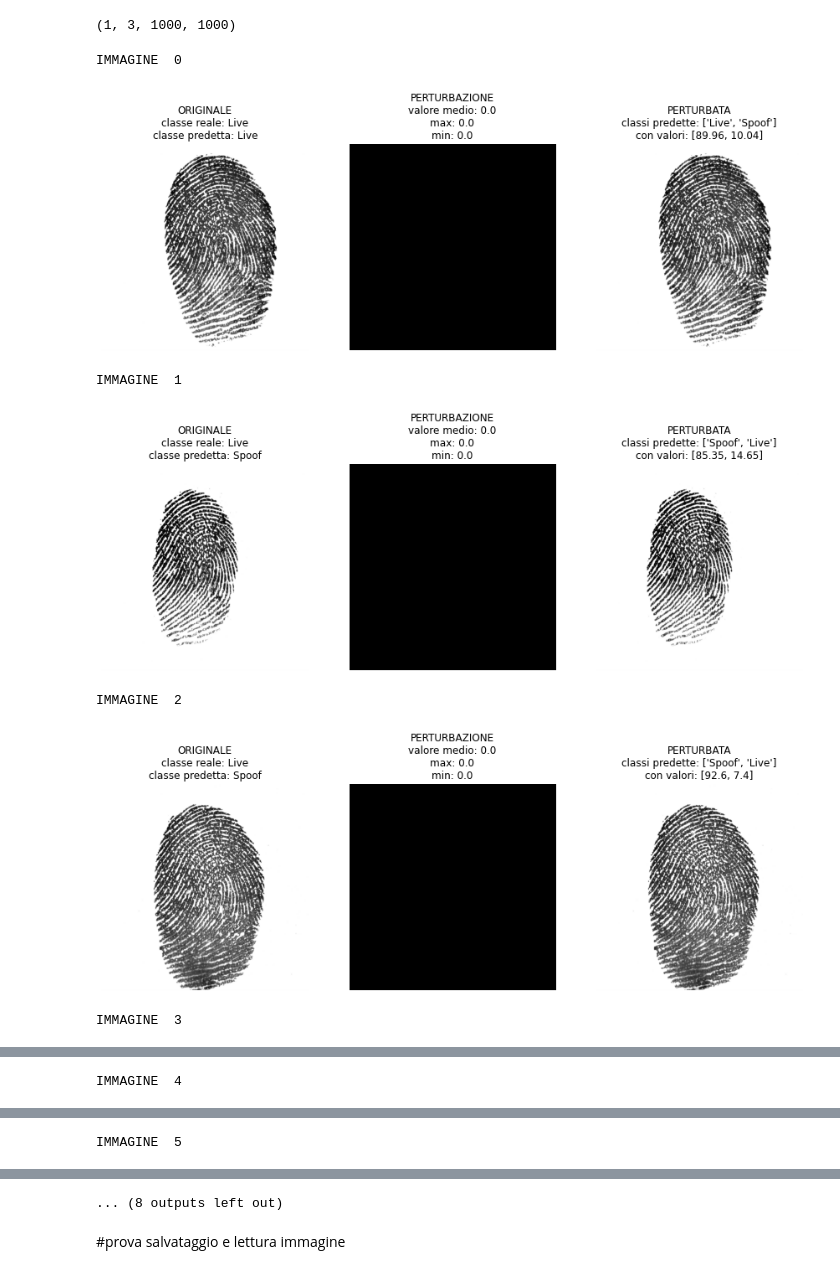
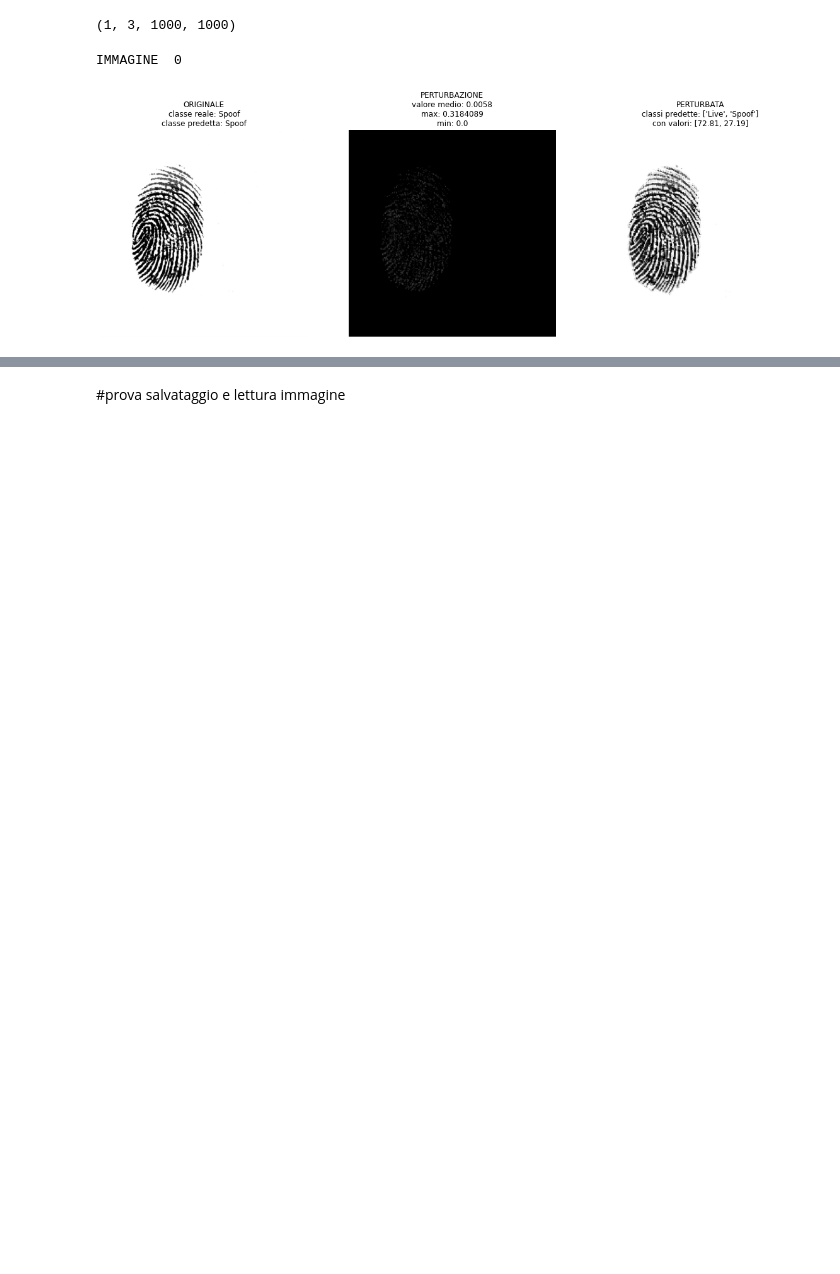
Before and after one commit to umbertogagl97/Tesi, a Jupyter notebook: Impronte/AttaccoScanner/Attacco_PGD.ipynb, the cells around one changed output, grey strips where cells are left out. Drawn from its saved outputs; the diff is of its cells as text; code cells hidden in the pictures; blank space fills up the shorter version.

```diff
--- a/Impronte/AttaccoScanner/Attacco_PGD.ipynb
+++ b/Impronte/AttaccoScanner/Attacco_PGD.ipynb
@@ -362,7 +373,6 @@ def compute_mask(img):
   cv2.drawContours(image_binary, [max(contours, key = cv2.contourArea)],
                   -1, (255, 255),-1)
   #restituisce immagine [0,1]
-  #cv2_imshow(image_binary)
-  return (image_binary)#/255)
+  return ((image_binary-np.min(image_binary))/(np.max(image_binary)-np.min(image_binary)))
 # %% [markdown]
 ##APGD mod
@@ -1026,10 +1033,10 @@ from art.estimators.classification import PyTorchClassifier
 
 classifier = PyTorchClassifier(
     model=model,
-    clip_values=(0, 1),
+    clip_values=(_min,_max),
     loss=nn.CrossEntropyLoss(),
     optimizer=optim.Adam(model.classifier.parameters(),lr=1e-5),
-    input_shape=(3,224, 224),
+    input_shape=(224, 224, 3),
     nb_classes=class_number
 )
 # %% [markdown]
@@ -1048,12 +1055,11 @@ x_print=[]
 y_print=[]
 x_print_adv=[]
 y_print_adv=[]
+perturb_print=[]
 Test_p = pd.DataFrame()
 model.eval()
 model.cuda()
-data_transform_test= transforms.Compose([transforms.Resize([224,224],interpolation=InterpolationMode.NEAREST),
-          #transforms.Normalize([0.485, 0.456, 0.406], [0.229, 0.224, 0.225])
-          ])
+
 i=0
 for input,label in testgen:
   i+=1
@@ -1061,15 +1067,17 @@ for input,label in testgen:
   sys.stdout.write("\rElem: {0}/{1}".format(i,len(testgen)))
   sys.stdout.flush()
 
-  #input=data_transform_test(input) #prima faccio resize a 224 per calcolare le adv
-
   y_test=np.array((to_categorical(label.numpy(),2)))
   x_test=np.array(input.numpy())
+  #cv2.imwrite("img_orig.png",x_test[0].transpose(1,2,0)*255)
+  x_test_adv=attack.generate(x=x_test,y=y_test,class_target=classes_name.index('Live'),confidence=0.7)
+  perturb=compute_perturb(x_test[0],x_test_adv[0])
 
-  x_test_adv=attack.generate(x=x_test,y=y_test,class_target=classes_name.index('Live'),confidence=0.7)[0,:,:,:]
+  #x_test_adv=x_test_adv[0,:,:,:]
+  #x_test_adv=(x_test_adv-np.min(x_test_adv))/(np.max(x_test_adv)-np.min(x_test_adv))
 
   x_test_adv=torch.Tensor(x_test_adv)
-  x_test_adv=x_test_adv.unsqueeze_(0)
+  #x_test_adv=x_test_adv.unsqueeze_(0)
 
   if x_test_adv.shape[2]!=1000:
     x_test_adv=transf_init(x_test_adv)
@@ -1086,4 +1094,5 @@ for input,label in testgen:
     x_print_adv.append(x_test_adv[0].numpy())
     y_print.append(y_test)
     y_print_adv.append(probabilities)
+    perturb_print.append(perturb)
 # %% [output]
@@ -1268,6 +1294,7 @@ x_print=np.array(x_print)
 y_print=np.array(y_print)
 x_print_adv=np.array(x_print_adv)
 y_print_adv=np.array(y_print_adv)
+perturb_print=np.array(perturb_print)
 # %%
 print(x_print_adv.shape)
 # %% [output]
@@ -1275,17 +1307,12 @@ print(x_print_adv.shape)
 # %%
 #da usare solo con dataset ridotto
 preds_orig=[]
 for input,_ in testgen:
   preds_orig_i,_=test_average_preds(classifier,input)
   preds_orig.append(preds_orig_i)
 preds_orig=np.array(preds_orig)
 preds_orig=preds_orig[list_print]
-print_subplot(x_print,y_print,preds_orig,x_print_adv,y_print_adv,normalize=False)
+print_subplot(perturb_print,x_print,y_print,preds_orig,x_print_adv,y_print_adv,normalize=False)
 # %% [output]
 IMMAGINE  0
-[figure, old version]
+[figure, new version]
-IMMAGINE  1
-[figure, removed]
-IMMAGINE  2
-[figure, removed]
-IMMAGINE  3
@@ -1293 +1318,0 @@ IMMAGINE  3
-IMMAGINE  4
@@ -1295 +1318,0 @@ IMMAGINE  4
-IMMAGINE  5
@@ -1297 +1318,0 @@ IMMAGINE  5
-... (8 outputs left out)
```
Also changed, not shown: parts of 29 cells of this notebook.
